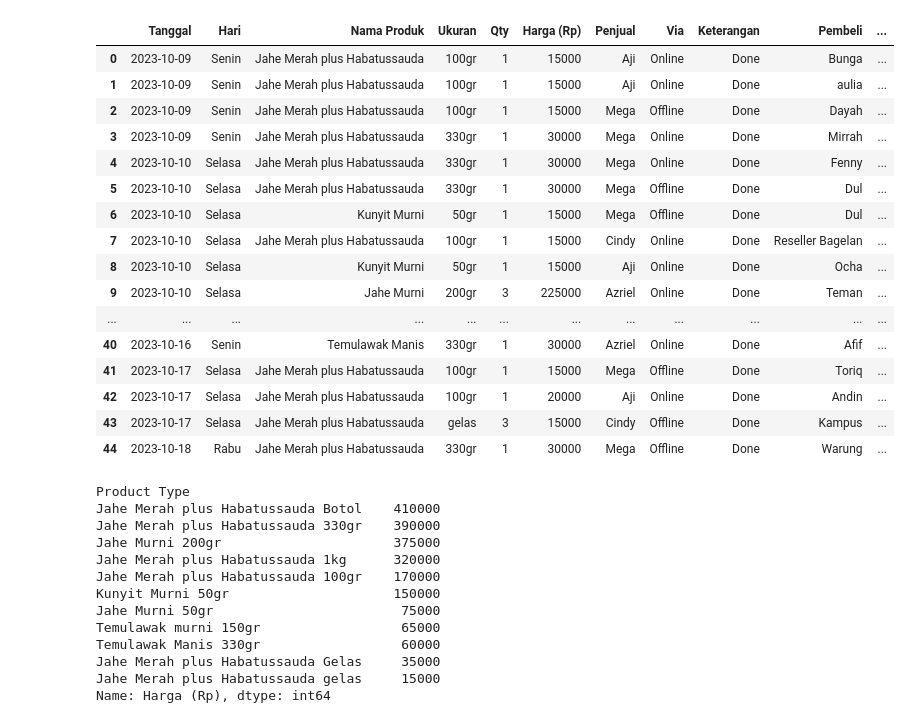
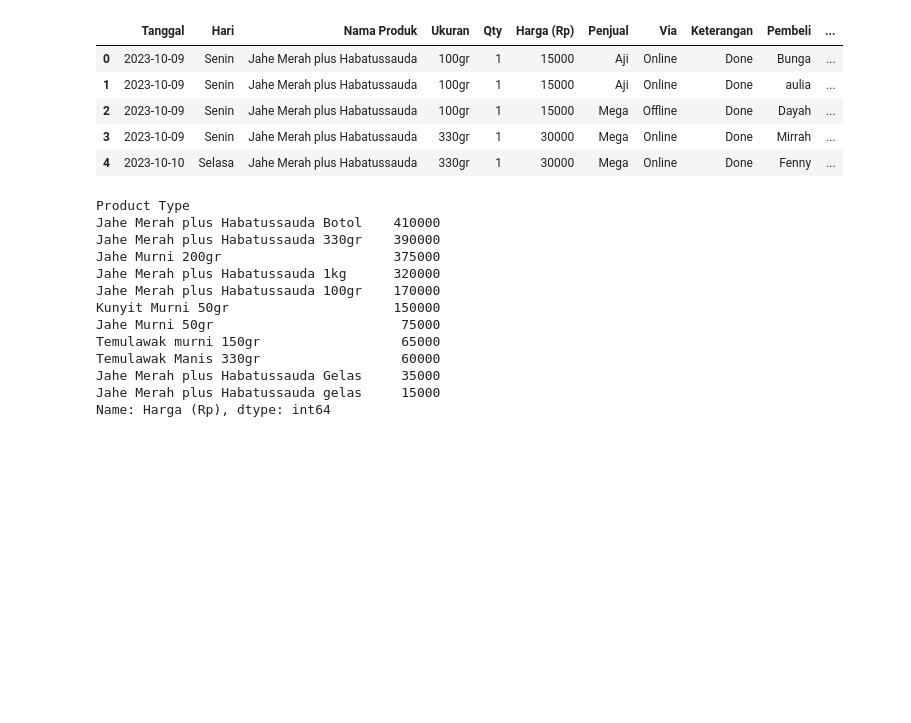
Before and after one commit to Azrieldr/Jahe-Merah-Azwan, a Jupyter notebook: JaMer.ipynb, the cells around one changed output. Cells and saved outputs as stored; diff of their text form; code cells hidden in the pictures; blank space fills up the shorter version.

```diff
--- a/JaMer.ipynb
+++ b/JaMer.ipynb
@@ -29,25 +18,14 @@ df
 # %%
 df1=df.copy()
 df1['Product Type']=df['Nama Produk'] + ' ' + df['Ukuran']
-df1
+df1.head(5)
 # %% [output]
 |  | Tanggal | Hari | Nama Produk | Ukuran | Qty | Harga (Rp) | Penjual | Via | Keterangan | Pembeli | ... |
 | 0 | 2023-10-09 | Senin | Jahe Merah plus Habatussauda | 100gr | 1 | 15000 | Aji | Online | Done | Bunga | ... |
 | 1 | 2023-10-09 | Senin | Jahe Merah plus Habatussauda | 100gr | 1 | 15000 | Aji | Online | Done | aulia | ... |
 | 2 | 2023-10-09 | Senin | Jahe Merah plus Habatussauda | 100gr | 1 | 15000 | Mega | Offline | Done | Dayah | ... |
 | 3 | 2023-10-09 | Senin | Jahe Merah plus Habatussauda | 330gr | 1 | 30000 | Mega | Online | Done | Mirrah | ... |
 | 4 | 2023-10-10 | Selasa | Jahe Merah plus Habatussauda | 330gr | 1 | 30000 | Mega | Online | Done | Fenny | ... |
-| 5 | 2023-10-10 | Selasa | Jahe Merah plus Habatussauda | 330gr | 1 | 30000 | Mega | Offline | Done | Dul | ... |
-| 6 | 2023-10-10 | Selasa | Kunyit Murni | 50gr | 1 | 15000 | Mega | Offline | Done | Dul | ... |
-| 7 | 2023-10-10 | Selasa | Jahe Merah plus Habatussauda | 100gr | 1 | 15000 | Cindy | Online | Done | Reseller Bagelan | ... |
-| 8 | 2023-10-10 | Selasa | Kunyit Murni | 50gr | 1 | 15000 | Aji | Online | Done | Ocha | ... |
-| 9 | 2023-10-10 | Selasa | Jahe Murni | 200gr | 3 | 225000 | Azriel | Online | Done | Teman | ... |
-| ... | ... | ... | ... | ... | ... | ... | ... | ... | ... | ... | ... |
-| 40 | 2023-10-16 | Senin | Temulawak Manis | 330gr | 1 | 30000 | Azriel | Online | Done | Afif | ... |
-| 41 | 2023-10-17 | Selasa | Jahe Merah plus Habatussauda | 100gr | 1 | 15000 | Mega | Offline | Done | Toriq | ... |
-| 42 | 2023-10-17 | Selasa | Jahe Merah plus Habatussauda | 100gr | 1 | 20000 | Aji | Online | Done | Andin | ... |
-| 43 | 2023-10-17 | Selasa | Jahe Merah plus Habatussauda | gelas | 3 | 15000 | Cindy | Offline | Done | Kampus | ... |
-| 44 | 2023-10-18 | Rabu | Jahe Merah plus Habatussauda | 330gr | 1 | 30000 | Mega | Offline | Done | Warung | ... |
 # %%
 sum_by_products= df1.groupby('Product Type')['Harga (Rp)'].sum()
 sum_by_products= sum_by_products.sort_values(ascending=False)
```
Also changed, not shown: parts of 1 cell of this notebook.
